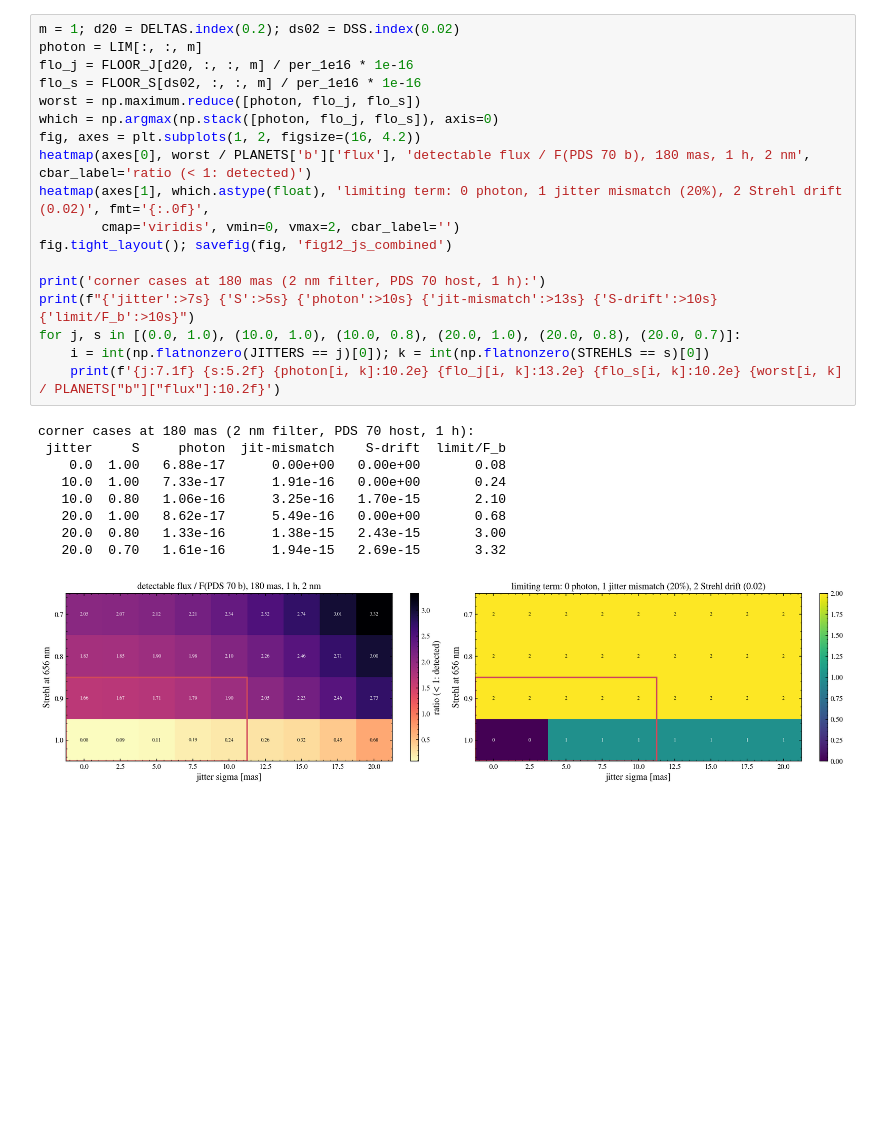
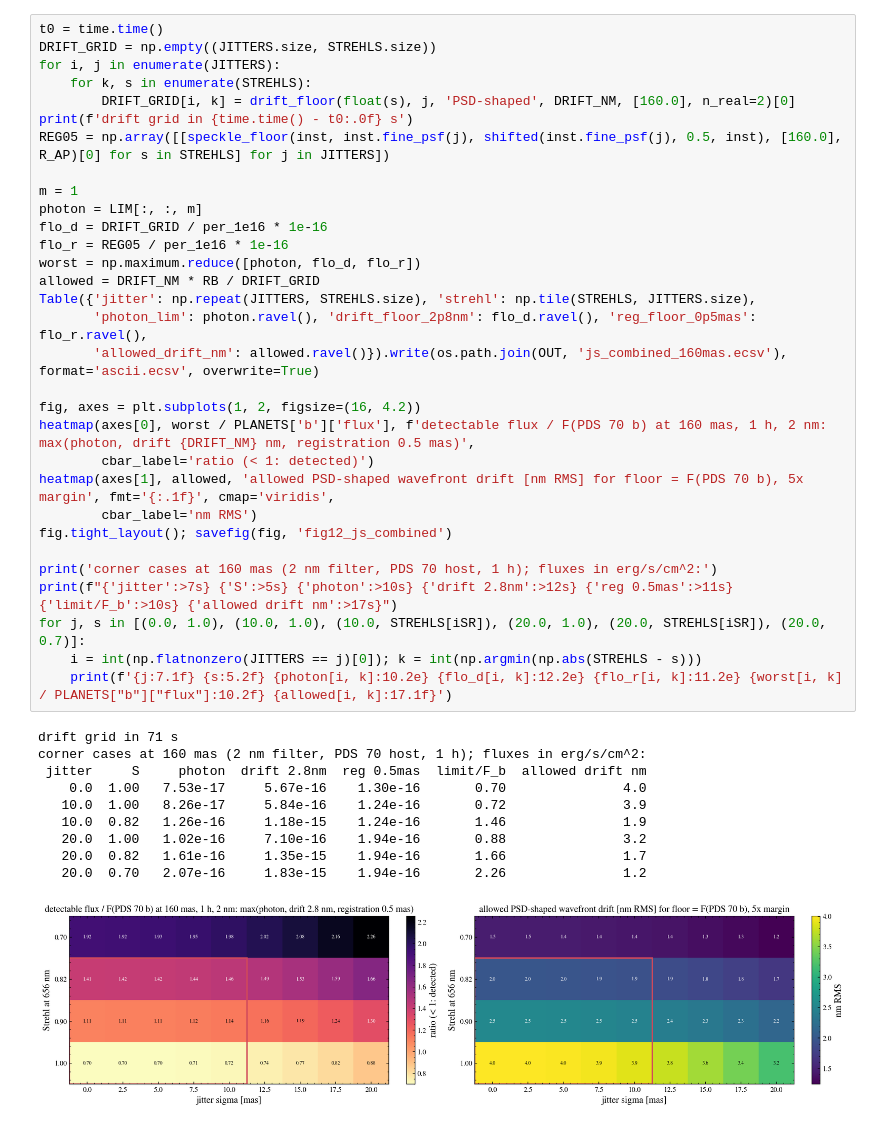
Before and after one commit to schmidt-observatories/wcc-sim, a Jupyter notebook: notebooks_scrap/halpha_hci_jitter_strehl.ipynb, the cells around one changed output. Cells and saved outputs as stored; diff of their text form; blank space fills up the shorter version.

```diff
--- a/notebooks_scrap/halpha_hci_jitter_strehl.ipynb
+++ b/notebooks_scrap/halpha_hci_jitter_strehl.ipynb
@@ -289,31 +355,45 @@ $8.1\times10^{-16}$: values below 1 mean a 5σ detection.
-# %%
-m = 1; d20 = DELTAS.index(0.2); ds02 = DSS.index(0.02)
-photon = LIM[:, :, m]
-flo_j = FLOOR_J[d20, :, :, m] / per_1e16 * 1e-16
-flo_s = FLOOR_S[ds02, :, :, m] / per_1e16 * 1e-16
-worst = np.maximum.reduce([photon, flo_j, flo_s])
-which = np.argmax(np.stack([photon, flo_j, flo_s]), axis=0)
-fig, axes = plt.subplots(1, 2, figsize=(16, 4.2))
-heatmap(axes[0], worst / PLANETS['b']['flux'], 'detectable flux / F(PDS 70 b), 180 mas, 1 h, 2 nm', cbar_label='ratio (< 1: detected)')
-heatmap(axes[1], which.astype(float), 'limiting term: 0 photon, 1 jitter mismatch (20%), 2 Strehl drift (0.02)', fmt='{:.0f}',
-        cmap='viridis', vmin=0, vmax=2, cbar_label='')
-fig.tight_layout(); savefig(fig, 'fig12_js_combined')
-
-print('corner cases at 180 mas (2 nm filter, PDS 70 host, 1 h):')
-print(f"{'jitter':>7s} {'S':>5s} {'photon':>10s} {'jit-mismatch':>13s} {'S-drift':>10s} {'limit/F_b':>10s}")
-for j, s in [(0.0, 1.0), (10.0, 1.0), (10.0, 0.8), (20.0, 1.0), (20.0, 0.8), (20.0, 0.7)]:
-    i = int(np.flatnonzero(JITTERS == j)[0]); k = int(np.flatnonzero(STREHLS == s)[0])
-    print(f'{j:7.1f} {s:5.2f} {photon[i, k]:10.2e} {flo_j[i, k]:13.2e} {flo_s[i, k]:10.2e} {worst[i, k] / PLANETS["b"]["flux"]:10.2f}')
-# %% [output]
-corner cases at 180 mas (2 nm filter, PDS 70 host, 1 h):
- jitter     S     photon  jit-mismatch    S-drift  limit/F_b
-    0.0  1.00   6.88e-17      0.00e+00   0.00e+00       0.08
-   10.0  1.00   7.33e-17      1.91e-16   0.00e+00       0.24
-   10.0  0.80   1.06e-16      3.25e-16   1.70e-15       2.10
-   20.0  1.00   8.62e-17      5.49e-16   0.00e+00       0.68
-   20.0  0.80   1.33e-16      1.38e-15   2.43e-15       3.00
-   20.0  0.70   1.61e-16      1.94e-15   2.69e-15       3.32
-[figure, removed]
+# %%
+t0 = time.time()
+DRIFT_GRID = np.empty((JITTERS.size, STREHLS.size))
+for i, j in enumerate(JITTERS):
+    for k, s in enumerate(STREHLS):
+        DRIFT_GRID[i, k] = drift_floor(float(s), j, 'PSD-shaped', DRIFT_NM, [160.0], n_real=2)[0]
+print(f'drift grid in {time.time() - t0:.0f} s')
+REG05 = np.array([[speckle_floor(inst, inst.fine_psf(j), shifted(inst.fine_psf(j), 0.5, inst), [160.0], R_AP)[0] for s in STREHLS] for j in JITTERS])
+
+m = 1
+photon = LIM[:, :, m]
+flo_d = DRIFT_GRID / per_1e16 * 1e-16
+flo_r = REG05 / per_1e16 * 1e-16
+worst = np.maximum.reduce([photon, flo_d, flo_r])
+allowed = DRIFT_NM * RB / DRIFT_GRID
+Table({'jitter': np.repeat(JITTERS, STREHLS.size), 'strehl': np.tile(STREHLS, JITTERS.size),
+       'photon_lim': photon.ravel(), 'drift_floor_2p8nm': flo_d.ravel(), 'reg_floor_0p5mas': flo_r.ravel(),
+       'allowed_drift_nm': allowed.ravel()}).write(os.path.join(OUT, 'js_combined_160mas.ecsv'), format='ascii.ecsv', overwrite=True)
+
+fig, axes = plt.subplots(1, 2, figsize=(16, 4.2))
+heatmap(axes[0], worst / PLANETS['b']['flux'], f'detectable flux / F(PDS 70 b) at 160 mas, 1 h, 2 nm: max(photon, drift {DRIFT_NM} nm, registration 0.5 mas)',
+        cbar_label='ratio (< 1: detected)')
+heatmap(axes[1], allowed, 'allowed PSD-shaped wavefront drift [nm RMS] for floor = F(PDS 70 b), 5x margin', fmt='{:.1f}', cmap='viridis',
+        cbar_label='nm RMS')
+fig.tight_layout(); savefig(fig, 'fig12_js_combined')
+
+print('corner cases at 160 mas (2 nm filter, PDS 70 host, 1 h); fluxes in erg/s/cm^2:')
+print(f"{'jitter':>7s} {'S':>5s} {'photon':>10s} {'drift 2.8nm':>12s} {'reg 0.5mas':>11s} {'limit/F_b':>10s} {'allowed drift nm':>17s}")
+for j, s in [(0.0, 1.0), (10.0, 1.0), (10.0, STREHLS[iSR]), (20.0, 1.0), (20.0, STREHLS[iSR]), (20.0, 0.7)]:
+    i = int(np.flatnonzero(JITTERS == j)[0]); k = int(np.argmin(np.abs(STREHLS - s)))
+    print(f'{j:7.1f} {s:5.2f} {photon[i, k]:10.2e} {flo_d[i, k]:12.2e} {flo_r[i, k]:11.2e} {worst[i, k] / PLANETS["b"]["flux"]:10.2f} {allowed[i, k]:17.1f}')
+# %% [output]
+drift grid in 71 s
+corner cases at 160 mas (2 nm filter, PDS 70 host, 1 h); fluxes in erg/s/cm^2:
+ jitter     S     photon  drift 2.8nm  reg 0.5mas  limit/F_b  allowed drift nm
+    0.0  1.00   7.53e-17     5.67e-16    1.30e-16       0.70               4.0
+   10.0  1.00   8.26e-17     5.84e-16    1.24e-16       0.72               3.9
+   10.0  0.82   1.26e-16     1.18e-15    1.24e-16       1.46               1.9
+   20.0  1.00   1.02e-16     7.10e-16    1.94e-16       0.88               3.2
+   20.0  0.82   1.61e-16     1.35e-15    1.94e-16       1.66               1.7
+   20.0  0.70   2.07e-16     1.83e-15    1.94e-16       2.26               1.2
+[figure, added]
 # %% [markdown]
 ## 5. Summary
 
```
Also changed, not shown: parts of 20 cells of this notebook, 39 other files.
